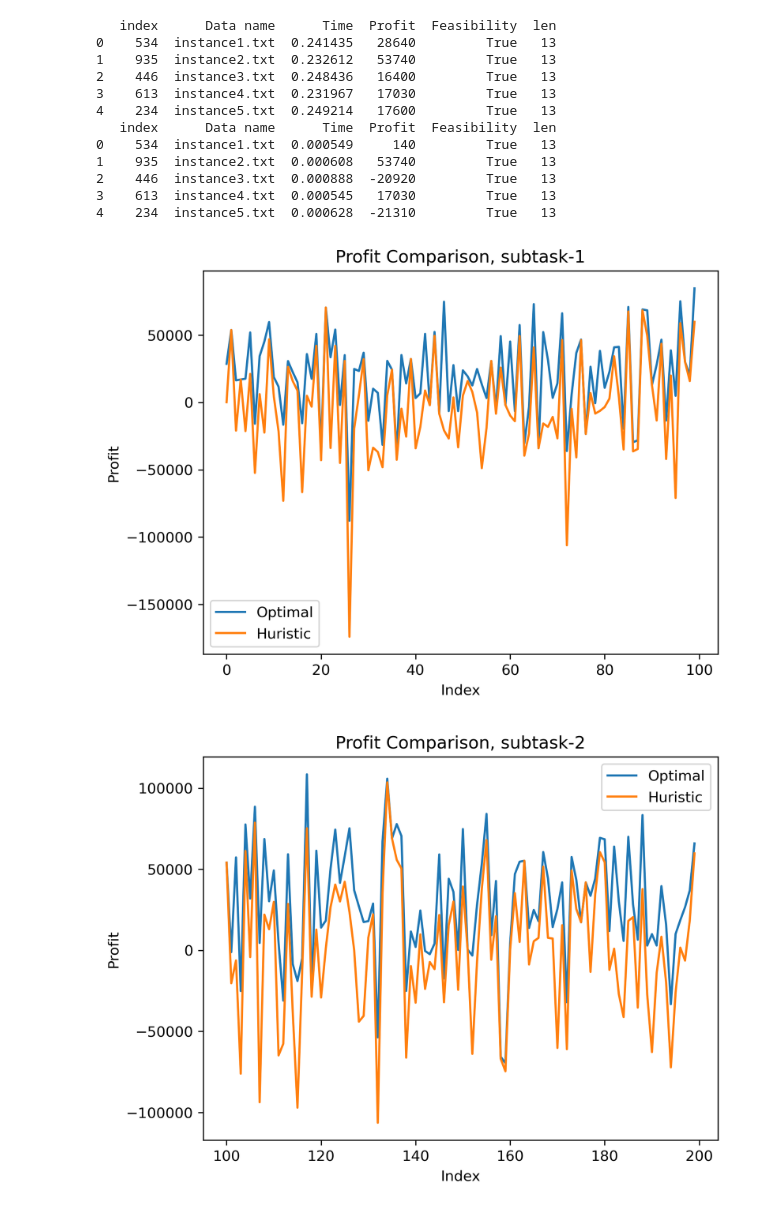
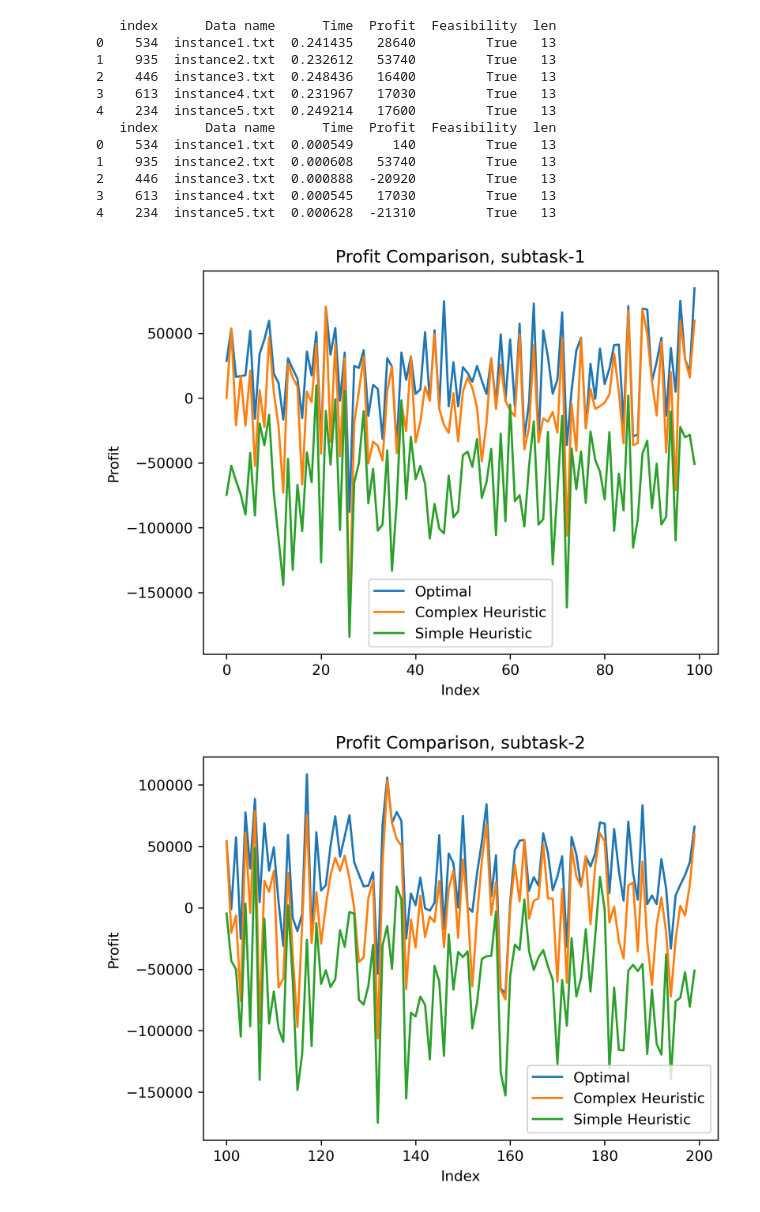
Before and after one commit to namwoam/or-midterm, a Jupyter notebook: graph.ipynb, the cells around one changed output. Saved outputs shown, nothing was run; the diff lists cells and outputs as text; code cells hidden in the pictures.

Commit message:
add simple heuristic

```diff
--- a/graph.ipynb
+++ b/graph.ipynb
@@ -23,6 +23,10 @@ huristic_solution = pd.read_csv("jen_result.csv")
 
 huristic_solution = sort_df(huristic_solution)
 
+simple_solution =  pd.read_csv("simple_result.csv")
+
+simple_solution = sort_df(simple_solution)
+
 print(optimal_solution.head())
 print(huristic_solution.head())
 # %% [output]
@@ -41,20 +45,21 @@ print(huristic_solution.head())
 # %%
 
 
 for subtask in range(5):
     f = plt.figure(subtask)
     plt.plot(optimal_solution['Profit'][subtask*100:(subtask+1)*100], label='Optimal')
-    plt.plot(huristic_solution['Profit'][subtask*100:(subtask+1)*100], label='Huristic')
+    plt.plot(huristic_solution['Profit'][subtask*100:(subtask+1)*100], label='Complex Heuristic')
+    plt.plot(simple_solution['Profit'][subtask*100:(subtask+1)*100], label='Simple Heuristic')
 # add labels and title
     plt.xlabel('Index')
     plt.ylabel('Profit')
     plt.title(f'Profit Comparison, subtask-{subtask+1}')
 
     # add legend
     plt.legend()
 
     # show the plot
     plt.savefig(f"subtask-{subtask+1}.png")
 # %% [output]
-[figure, old version]
+[figure, new version]
-[figure, old version]
+[figure, new version]
```
Also changed, not shown: parts of 1 cell of this notebook, 9 other files.
